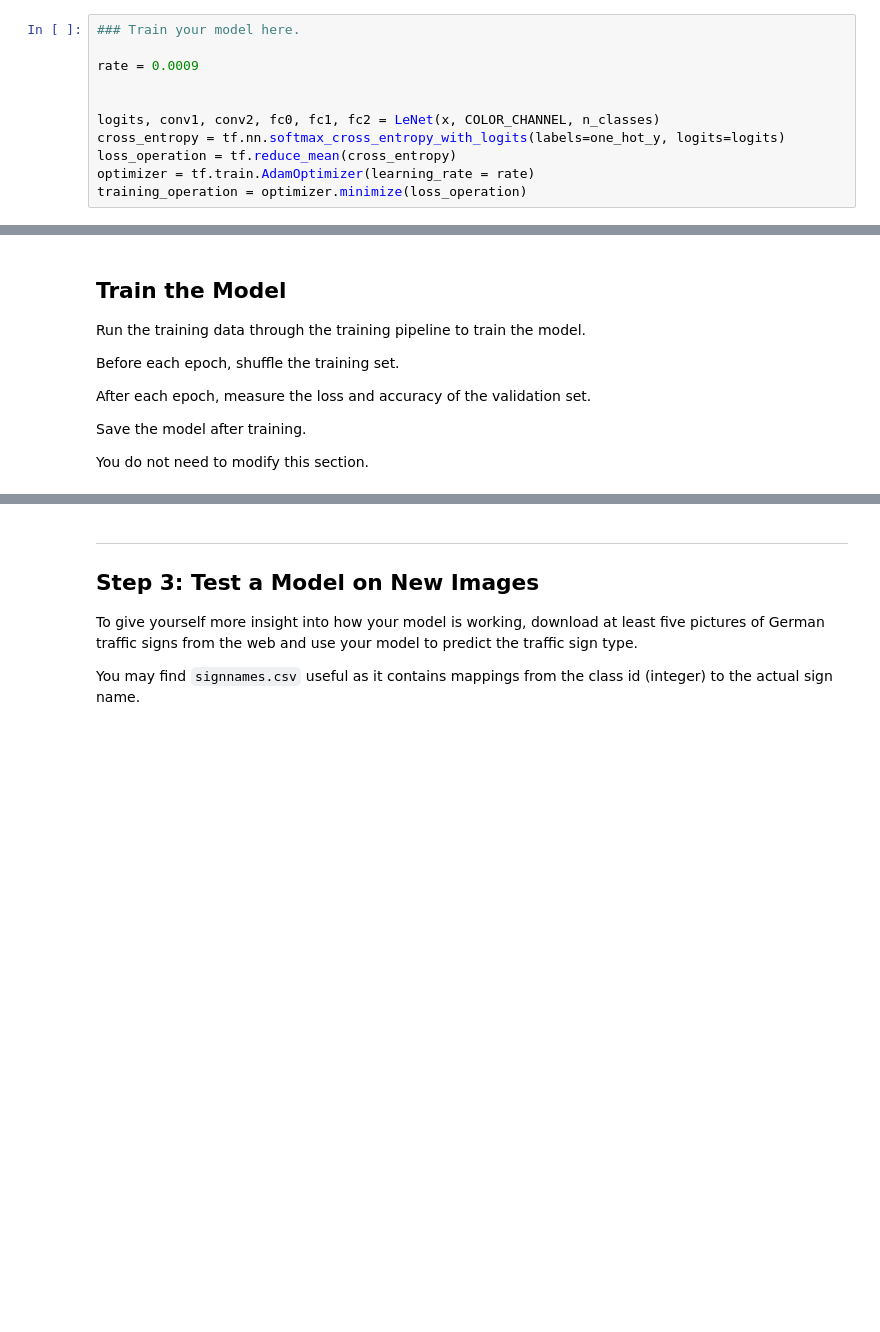
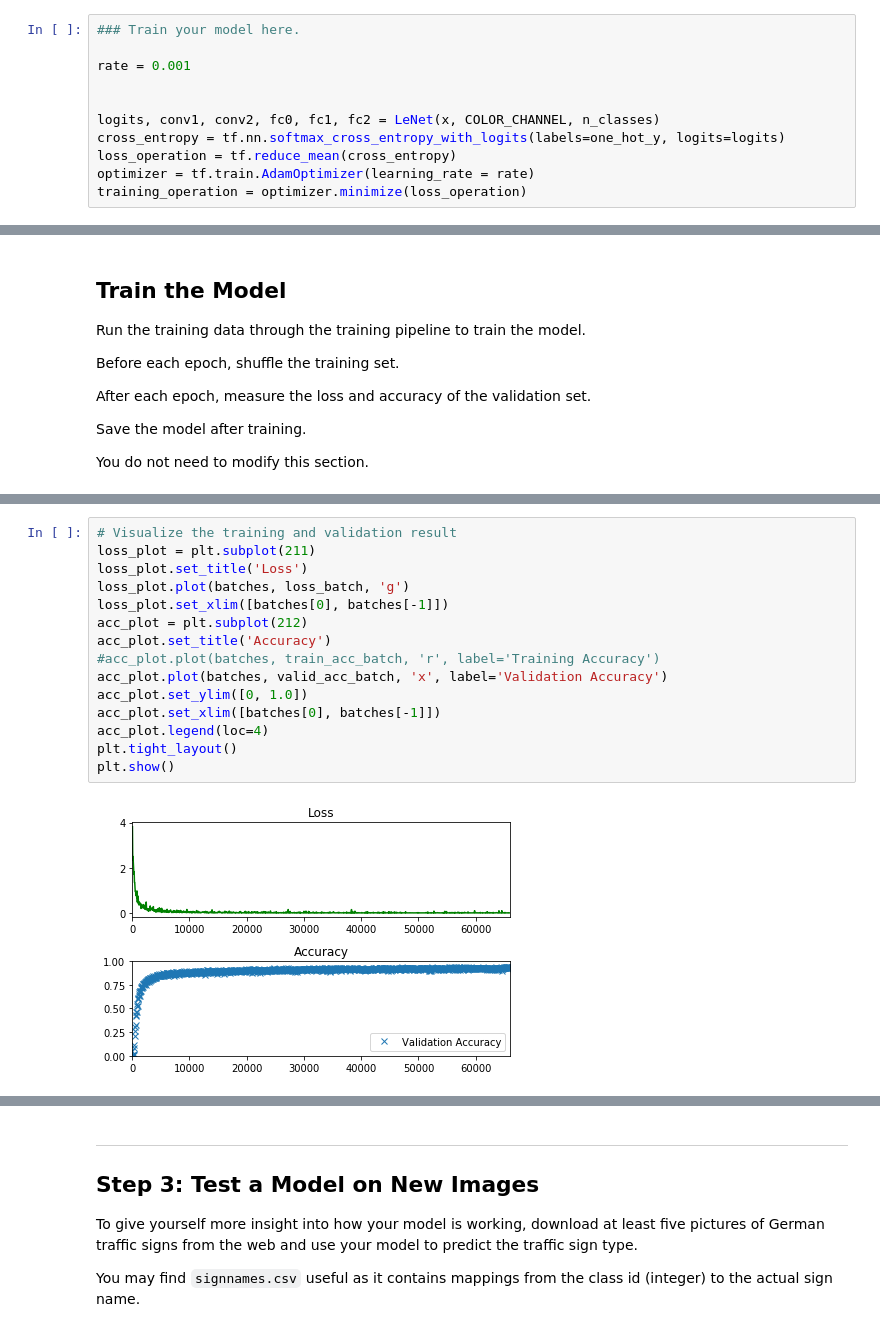
Before and after one commit to ericq/CarND-Traffic-Sign-Classifier-Project, a Jupyter notebook: Traffic_Sign_Classifier.ipynb, the cells around one changed output, grey strips where cells are left out. Cells and saved outputs as stored; diff of their text form; blank space fills up the shorter version.

```diff
--- a/Traffic_Sign_Classifier.ipynb
+++ b/Traffic_Sign_Classifier.ipynb
@@ -642,7 +658,7 @@ one_hot_y = tf.one_hot(y, n_classes)
 # %%
 ### Train your model here.
 
-rate = 0.0009
+rate = 0.001
 
 
 logits, conv1, conv2, fc0, fc1, fc2 = LeNet(x, COLOR_CHANNEL, n_classes)
@@ -731,3 +768,20 @@ Model saved
+# %%
+# Visualize the training and validation result
+loss_plot = plt.subplot(211)
+loss_plot.set_title('Loss')
+loss_plot.plot(batches, loss_batch, 'g')
+loss_plot.set_xlim([batches[0], batches[-1]])
+acc_plot = plt.subplot(212)
+acc_plot.set_title('Accuracy')
+#acc_plot.plot(batches, train_acc_batch, 'r', label='Training Accuracy')
+acc_plot.plot(batches, valid_acc_batch, 'x', label='Validation Accuracy')
+acc_plot.set_ylim([0, 1.0])
+acc_plot.set_xlim([batches[0], batches[-1]])
+acc_plot.legend(loc=4)
+plt.tight_layout()
+plt.show()
+# %% [output]
+[figure, added]
 # %%
 ### Once a final model architecture is selected,
 ### the accuracy on the test set should be calculated and reported as well.
```
Also changed, not shown: parts of 15 cells of this notebook.
